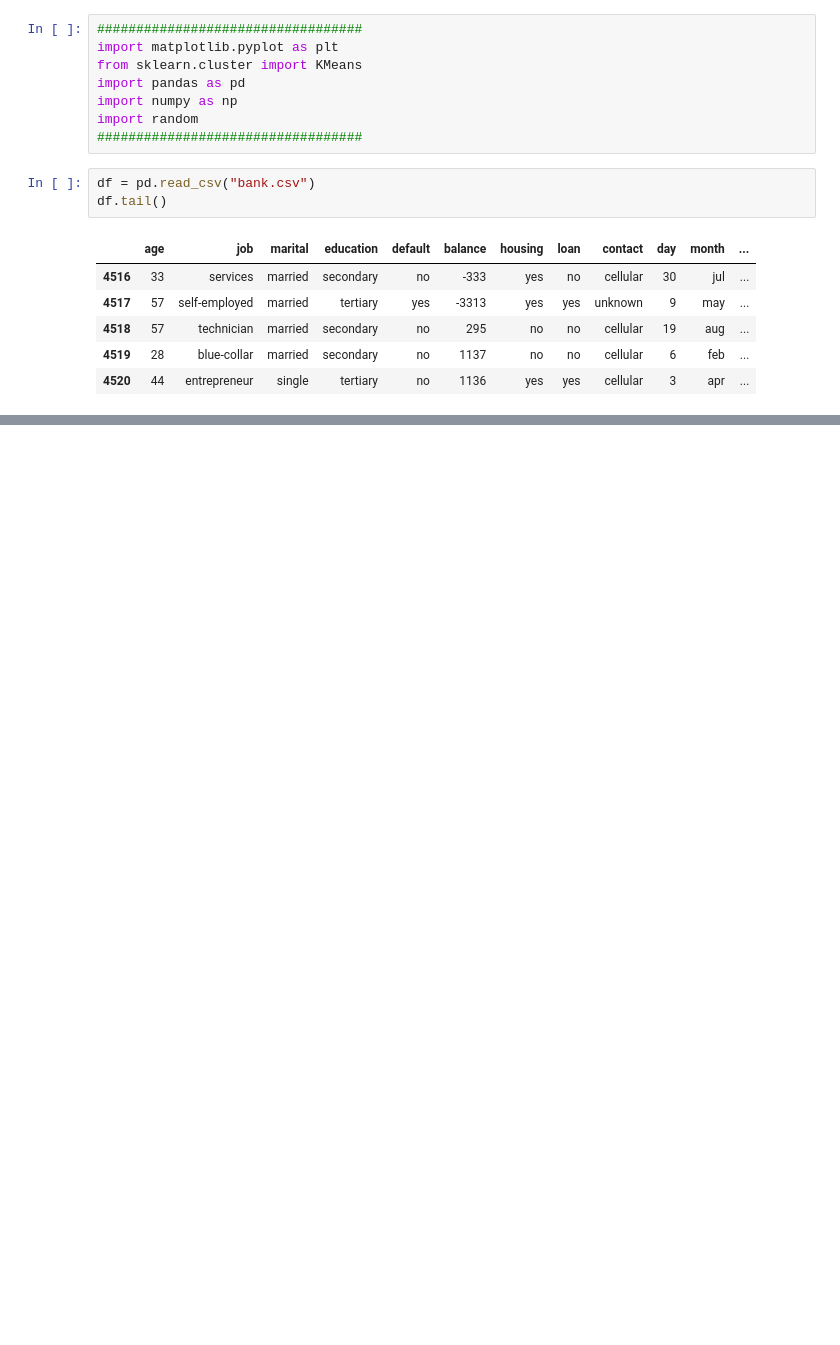
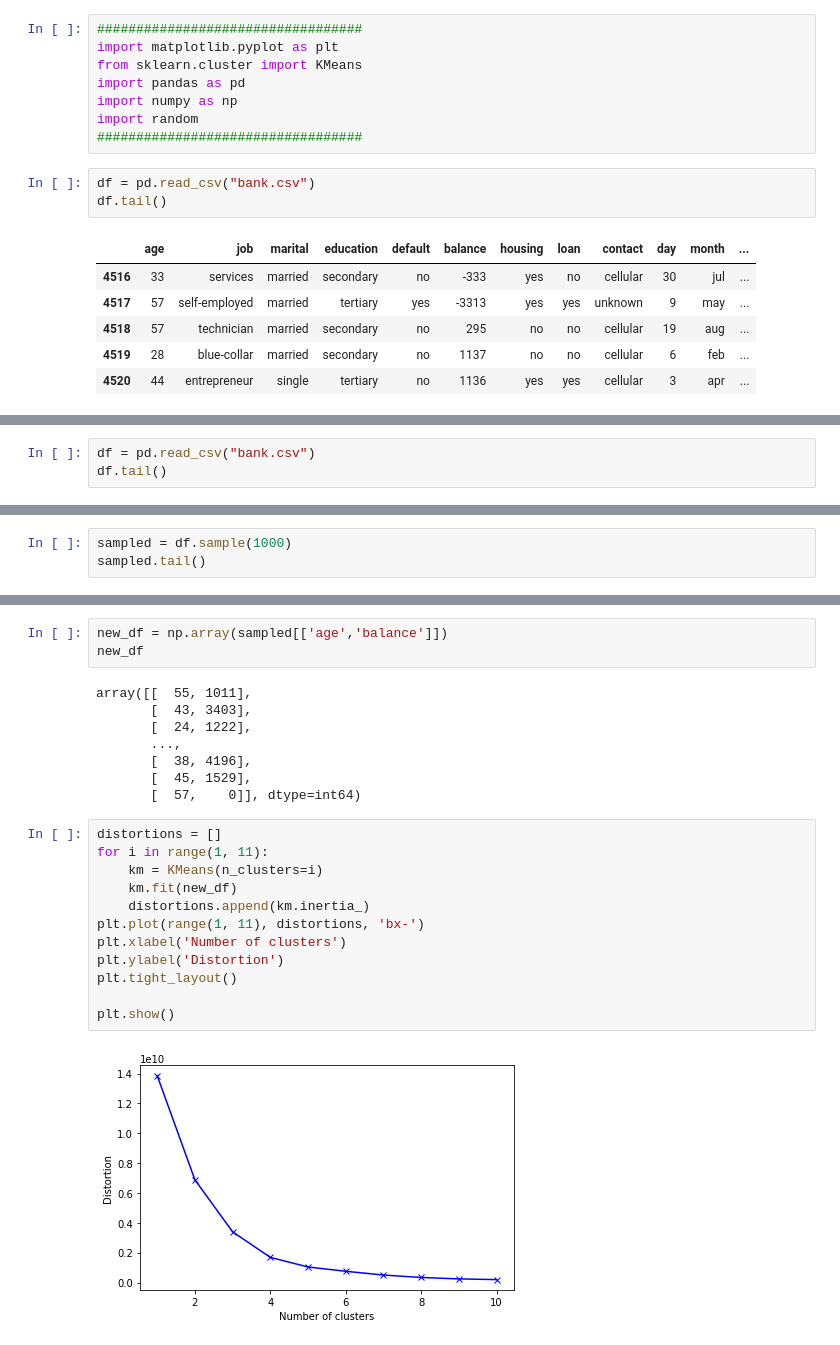
Before and after one commit to Nathaniel-Adams/CS_483_Project_2, a Jupyter notebook: Customer Segmentation/Customer_Segmentation.ipynb, the cells around one changed output, grey strips where cells are left out. Cells and saved outputs as stored; diff of their text form; blank space fills up the shorter version.

```diff
--- a/Customer Segmentation/Customer_Segmentation.ipynb
+++ b/Customer Segmentation/Customer_Segmentation.ipynb
@@ -53,0 +54,3 @@ plt.show()
+# %%
+df = pd.read_csv("bank.csv")
+df.tail()
@@ -53,0 +64,3 @@ plt.show()
+# %%
+sampled = df.sample(1000)
+sampled.tail()
@@ -53,0 +74,25 @@ plt.show()
+# %%
+new_df = np.array(sampled[['age','balance']])
+new_df
+# %% [output]
+array([[  55, 1011],
+       [  43, 3403],
+       [  24, 1222],
+       ...,
+       [  38, 4196],
+       [  45, 1529],
+       [  57,    0]], dtype=int64)
+# %%
+distortions = []
+for i in range(1, 11):
+    km = KMeans(n_clusters=i)
+    km.fit(new_df)
+    distortions.append(km.inertia_)
+plt.plot(range(1, 11), distortions, 'bx-')
+plt.xlabel('Number of clusters')
+plt.ylabel('Distortion')
+plt.tight_layout()
+
+plt.show()
+# %% [output]
+[figure, added]
```
Also changed, not shown: parts of 5 cells of this notebook, 1 other file.
